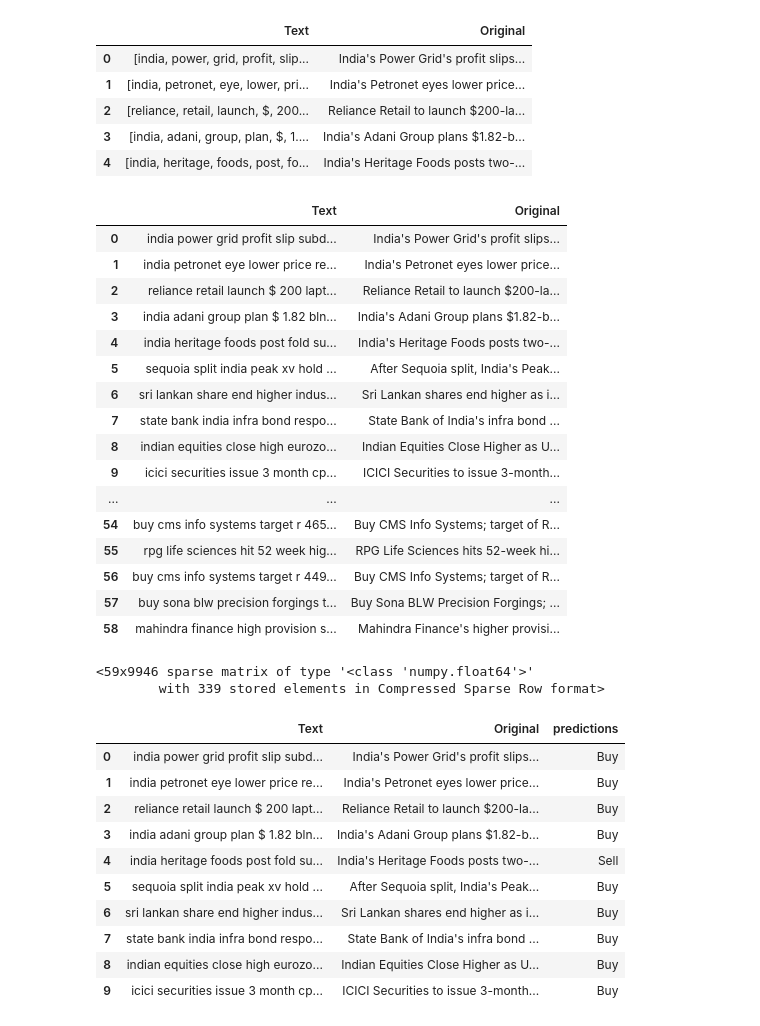
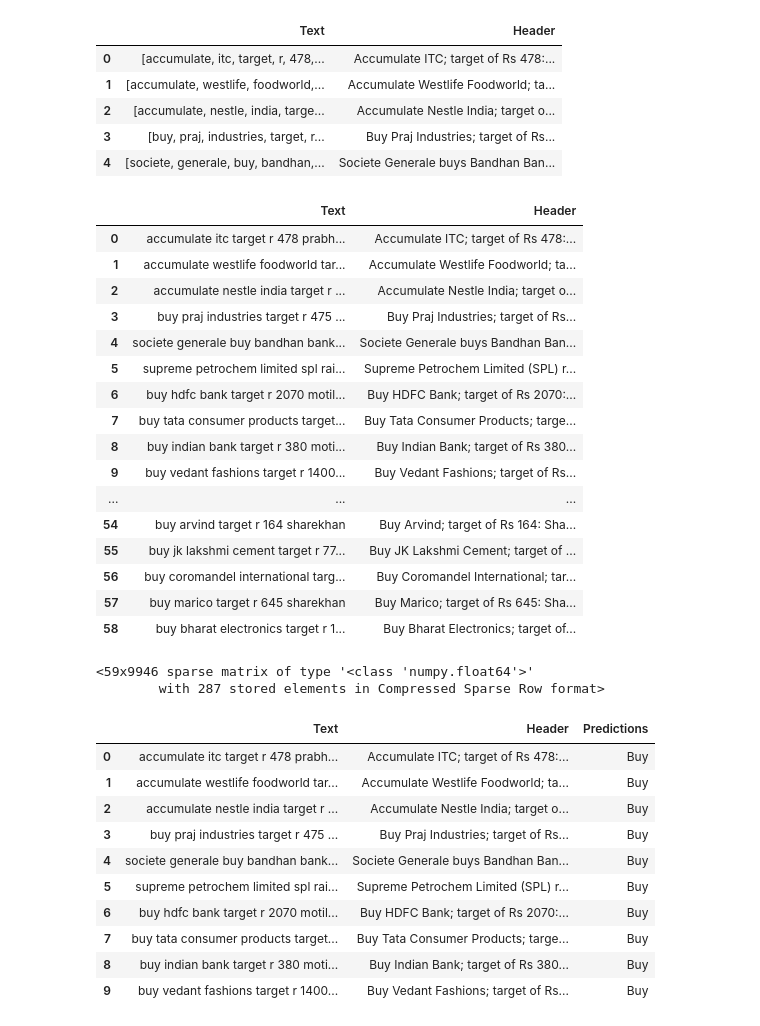
Before and after one commit to malaviya-parth/Stock-Market-Sentiment-Analysis, a Jupyter notebook: LivePrediction.ipynb, the cells around one changed output. Saved outputs shown, nothing was run; the diff lists cells and outputs as text; code cells hidden in the pictures.

```diff
--- a/LivePrediction.ipynb
+++ b/LivePrediction.ipynb
@@ -55,6 +55,6 @@ array([list(['india', 'power', 'grid', 'profit', 'slip', 'subdued', 'transmissio
       dtype=object)
 # %%
 df = pd.DataFrame(processed_titles)
-df['Original'] = titles
+df['Header'] = titles
 df.head()
 # %% [output]
@@ -68,12 +68,12 @@ df.head()
 df.rename(columns={0: 'Text'}, inplace=True)
 df.head()
 # %% [output]
-|  | Text | Original |
-| 0 | [india, power, grid, profit, slip... | India's Power Grid's profit slips... |
-| 1 | [india, petronet, eye, lower, pri... | India's Petronet eyes lower price... |
-| 2 | [reliance, retail, launch, $, 200... | Reliance Retail to launch $200-la... |
-| 3 | [india, adani, group, plan, $, 1.... | India's Adani Group plans $1.82-b... |
-| 4 | [india, heritage, foods, post, fo... | India's Heritage Foods posts two-... |
+|  | Text | Header |
+| 0 | [accumulate, itc, target, r, 478,... | Accumulate ITC; target of Rs 478:... |
+| 1 | [accumulate, westlife, foodworld,... | Accumulate Westlife Foodworld; ta... |
+| 2 | [accumulate, nestle, india, targe... | Accumulate Nestle India; target o... |
+| 3 | [buy, praj, industries, target, r... | Buy Praj Industries; target of Rs... |
+| 4 | [societe, generale, buy, bandhan,... | Societe Generale buys Bandhan Ban... |
 # %%
 def list_to_string(lst):
     return ' '.join(map(str, lst))
@@ -81,23 +81,23 @@ def list_to_string(lst):
 df['Text'] = df['Text'].apply(list_to_string)
 df
 # %% [output]
-|  | Text | Original |
-| 0 | india power grid profit slip subd... | India's Power Grid's profit slips... |
-| 1 | india petronet eye lower price re... | India's Petronet eyes lower price... |
-| 2 | reliance retail launch $ 200 lapt... | Reliance Retail to launch $200-la... |
-| 3 | india adani group plan $ 1.82 bln... | India's Adani Group plans $1.82-b... |
-| 4 | india heritage foods post fold su... | India's Heritage Foods posts two-... |
-| 5 | sequoia split india peak xv hold ... | After Sequoia split, India's Peak... |
-| 6 | sri lankan share end higher indus... | Sri Lankan shares end higher as i... |
-| 7 | state bank india infra bond respo... | State Bank of India's infra bond ... |
-| 8 | indian equities close high eurozo... | Indian Equities Close Higher as U... |
-| 9 | icici securities issue 3 month cp... | ICICI Securities to issue 3-month... |
+|  | Text | Header |
+| 0 | accumulate itc target r 478 prabh... | Accumulate ITC; target of Rs 478:... |
+| 1 | accumulate westlife foodworld tar... | Accumulate Westlife Foodworld; ta... |
+| 2 | accumulate nestle india target r ... | Accumulate Nestle India; target o... |
+| 3 | buy praj industries target r 475 ... | Buy Praj Industries; target of Rs... |
+| 4 | societe generale buy bandhan bank... | Societe Generale buys Bandhan Ban... |
+| 5 | supreme petrochem limited spl rai... | Supreme Petrochem Limited (SPL) r... |
+| 6 | buy hdfc bank target r 2070 motil... | Buy HDFC Bank; target of Rs 2070:... |
+| 7 | buy tata consumer products target... | Buy Tata Consumer Products; targe... |
+| 8 | buy indian bank target r 380 moti... | Buy Indian Bank; target of Rs 380... |
+| 9 | buy vedant fashions target r 1400... | Buy Vedant Fashions; target of Rs... |
 | ... | ... | ... |
-| 54 | buy cms info systems target r 465... | Buy CMS Info Systems; target of R... |
-| 55 | rpg life sciences hit 52 week hig... | RPG Life Sciences hits 52-week hi... |
-| 56 | buy cms info systems target r 449... | Buy CMS Info Systems; target of R... |
-| 57 | buy sona blw precision forgings t... | Buy Sona BLW Precision Forgings; ... |
-| 58 | mahindra finance high provision s... | Mahindra Finance's higher provisi... |
+| 54 | buy arvind target r 164 sharekhan | Buy Arvind; target of Rs 164: Sha... |
+| 55 | buy jk lakshmi cement target r 77... | Buy JK Lakshmi Cement; target of ... |
+| 56 | buy coromandel international targ... | Buy Coromandel International; tar... |
+| 57 | buy marico target r 645 sharekhan | Buy Marico; target of Rs 645: Sha... |
+| 58 | buy bharat electronics target r 1... | Buy Bharat Electronics; target of... |
 # %%
 import joblib
 
@@ -106,26 +106,26 @@ df_text_transformed = vectorizer.transform(df['Text'])
 df_text_transformed
 # %% [output]
 <59x9946 sparse matrix of type '<class 'numpy.float64'>'
-        with 339 stored elements in Compressed Sparse Row format>
+        with 287 stored elements in Compressed Sparse Row format>
 # %%
 import joblib
 
 loaded_model = joblib.load('model.joblib')
 
 
 predictions = loaded_model.predict(df_text_transformed)
-df['predictions'] = predictions
-df['predictions'] = df['predictions'].apply(lambda x: 'Buy' if x == 1 else 'Sell')
+df['Predictions'] = predictions
+df['Predictions'] = df['Predictions'].apply(lambda x: 'Buy' if x == 1 else 'Sell')
 df.head(10)
 # %% [output]
-|  | Text | Original | predictions |
-| 0 | india power grid profit slip subd... | India's Power Grid's profit slips... | Buy |
-| 1 | india petronet eye lower price re... | India's Petronet eyes lower price... | Buy |
-| 2 | reliance retail launch $ 200 lapt... | Reliance Retail to launch $200-la... | Buy |
-| 3 | india adani group plan $ 1.82 bln... | India's Adani Group plans $1.82-b... | Buy |
-| 4 | india heritage foods post fold su... | India's Heritage Foods posts two-... | Sell |
-| 5 | sequoia split india peak xv hold ... | After Sequoia split, India's Peak... | Buy |
-| 6 | sri lankan share end higher indus... | Sri Lankan shares end higher as i... | Buy |
-| 7 | state bank india infra bond respo... | State Bank of India's infra bond ... | Buy |
-| 8 | indian equities close high eurozo... | Indian Equities Close Higher as U... | Buy |
-| 9 | icici securities issue 3 month cp... | ICICI Securities to issue 3-month... | Buy |
+|  | Text | Header | Predictions |
+| 0 | accumulate itc target r 478 prabh... | Accumulate ITC; target of Rs 478:... | Buy |
+| 1 | accumulate westlife foodworld tar... | Accumulate Westlife Foodworld; ta... | Buy |
+| 2 | accumulate nestle india target r ... | Accumulate Nestle India; target o... | Buy |
+| 3 | buy praj industries target r 475 ... | Buy Praj Industries; target of Rs... | Buy |
+| 4 | societe generale buy bandhan bank... | Societe Generale buys Bandhan Ban... | Buy |
+| 5 | supreme petrochem limited spl rai... | Supreme Petrochem Limited (SPL) r... | Buy |
+| 6 | buy hdfc bank target r 2070 motil... | Buy HDFC Bank; target of Rs 2070:... | Buy |
+| 7 | buy tata consumer products target... | Buy Tata Consumer Products; targe... | Buy |
+| 8 | buy indian bank target r 380 moti... | Buy Indian Bank; target of Rs 380... | Buy |
+| 9 | buy vedant fashions target r 1400... | Buy Vedant Fashions; target of Rs... | Buy |
```
Also changed, not shown: parts of 4 cells of this notebook, 1 other file.
